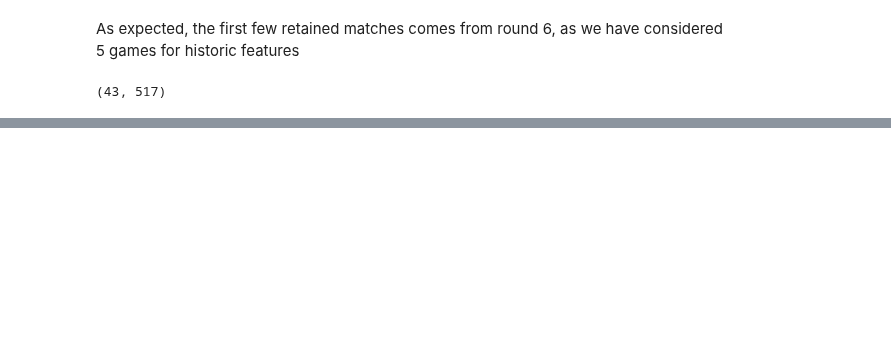
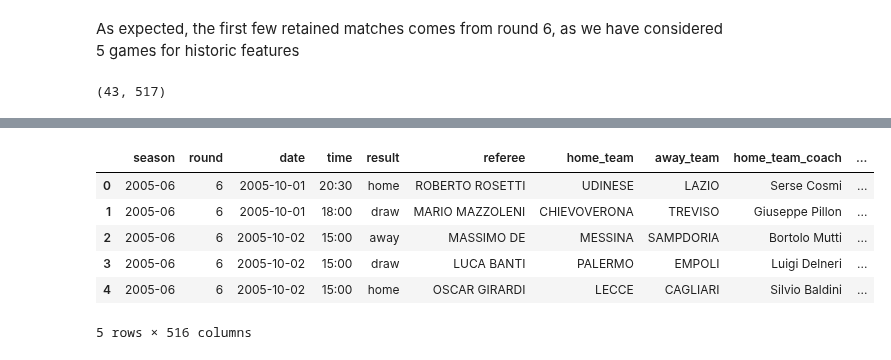
Before and after one commit to davnig/football-match-results-prediction, a Jupyter notebook: main.ipynb, the cells around one changed output, grey strips where cells are left out. Saved outputs shown, nothing was run; the diff lists cells and outputs as text; code cells hidden in the pictures; blank space fills up the shorter version.

```diff
--- a/main.ipynb
+++ b/main.ipynb
@@ -196,0 +197,12 @@ We don't care much about scores, because our model will try to predict matches r
+# %%
+# drop score columns
+df1 = df1.drop(columns=['home_team_score', 'away_team_score'])
+df1.head()
+# %% [output]
+|  | season | round | date | time | result | referee | home_team | away_team | home_team_coach | ... |
+| 0 | 2005-06 | 6 | 2005-10-01 | 20:30 | home | ROBERTO ROSETTI | UDINESE | LAZIO | Serse Cosmi | ... |
+| 1 | 2005-06 | 6 | 2005-10-01 | 18:00 | draw | MARIO MAZZOLENI | CHIEVOVERONA | TREVISO | Giuseppe Pillon | ... |
+| 2 | 2005-06 | 6 | 2005-10-02 | 15:00 | away | MASSIMO DE | MESSINA | SAMPDORIA | Bortolo Mutti | ... |
+| 3 | 2005-06 | 6 | 2005-10-02 | 15:00 | draw | LUCA BANTI | PALERMO | EMPOLI | Luigi Delneri | ... |
+| 4 | 2005-06 | 6 | 2005-10-02 | 15:00 | home | OSCAR GIRARDI | LECCE | CAGLIARI | Silvio Baldini | ... |
+5 rows × 516 columns
```
Also changed, not shown: parts of 7 cells of this notebook, 1 other file.
